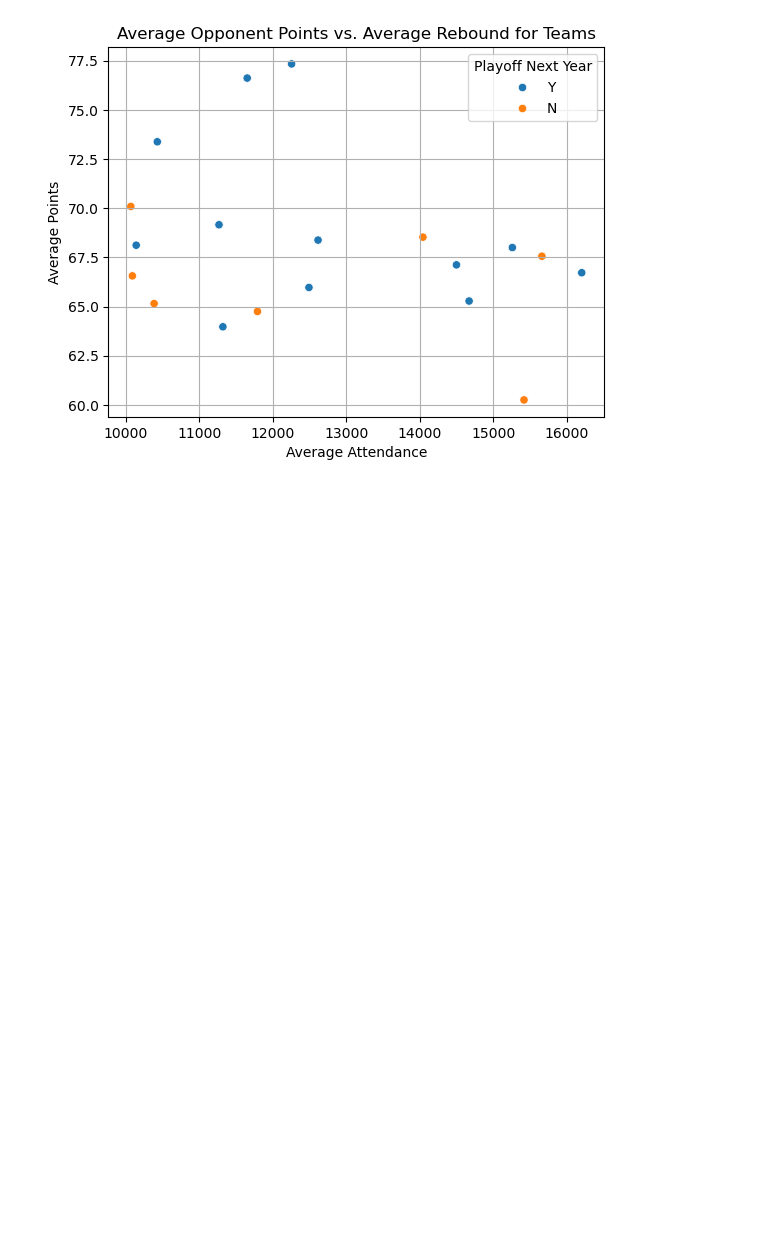
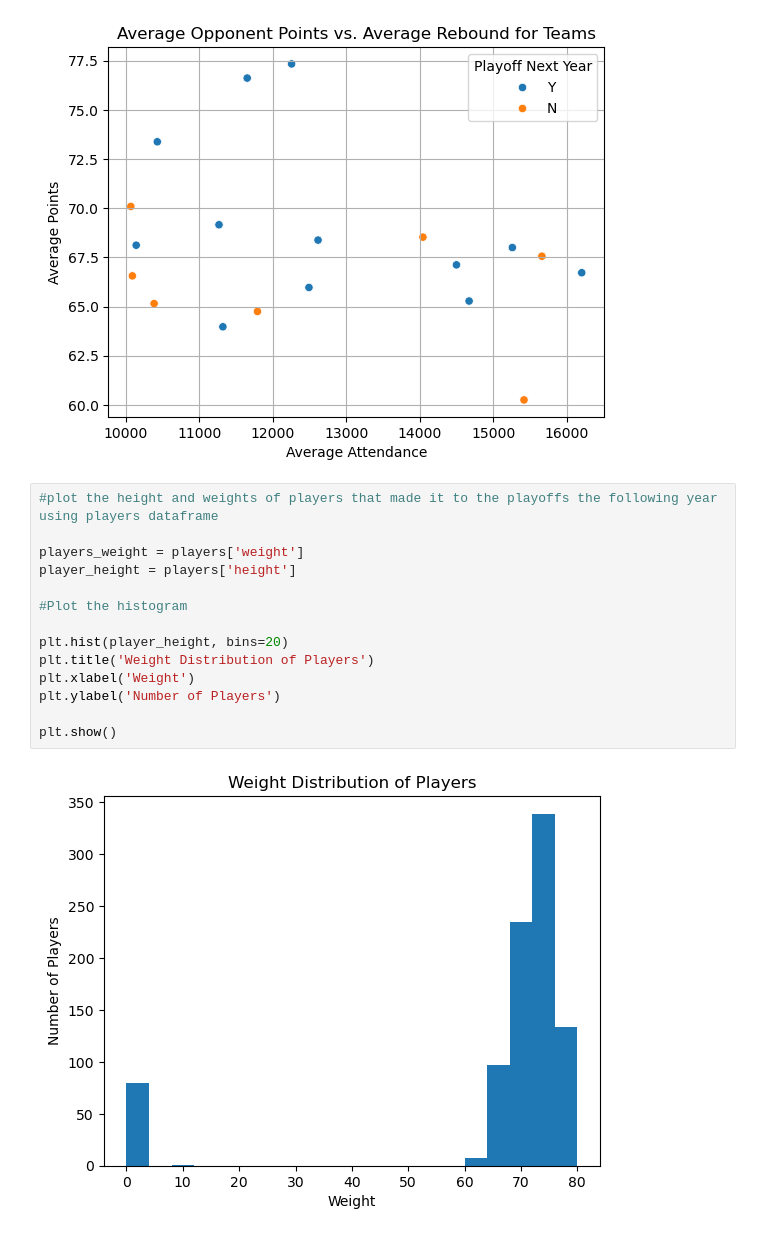
Before and after one commit to P1ntas/Machine-Learning, a Jupyter notebook: jb/processed_data.ipynb, the cells around one changed output. Cells and saved outputs as stored; diff of their text form; blank space fills up the shorter version.

```diff
--- a/jb/processed_data.ipynb
+++ b/jb/processed_data.ipynb
@@ -834,3 +834,19 @@ plt.legend(title='Playoff Next Year')
 plt.show()
 # %% [output]
 [figure]
+# %%
+#plot the height and weights of players that made it to the playoffs the following year using players dataframe
+
+players_weight = players['weight']
+player_height = players['height']
+
+#Plot the histogram
+
+plt.hist(player_height, bins=20)
+plt.title('Weight Distribution of Players')
+plt.xlabel('Weight')
+plt.ylabel('Number of Players')
+
+plt.show()
+# %% [output]
+[figure, added]
```
Also changed, not shown: 6 other files.
